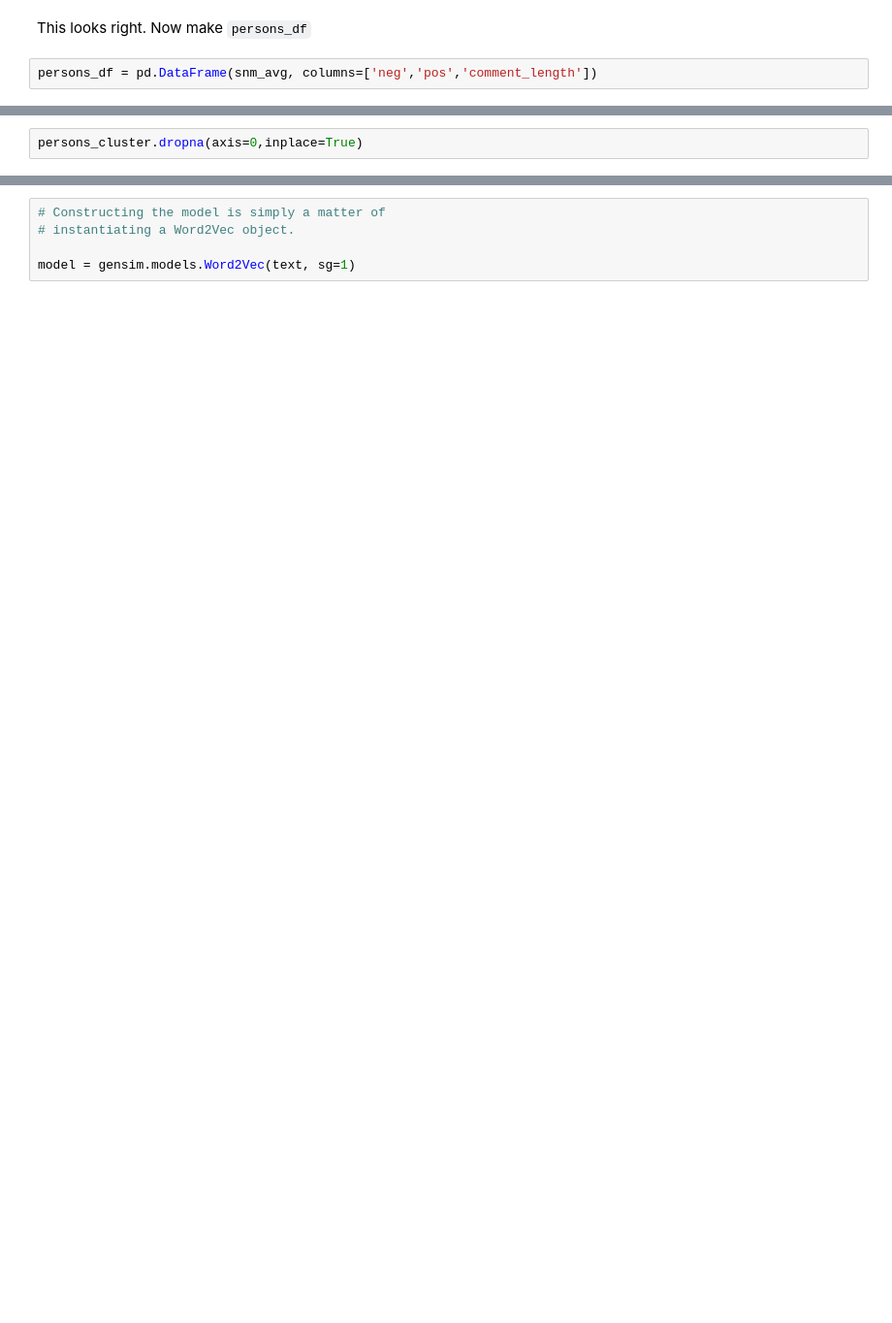
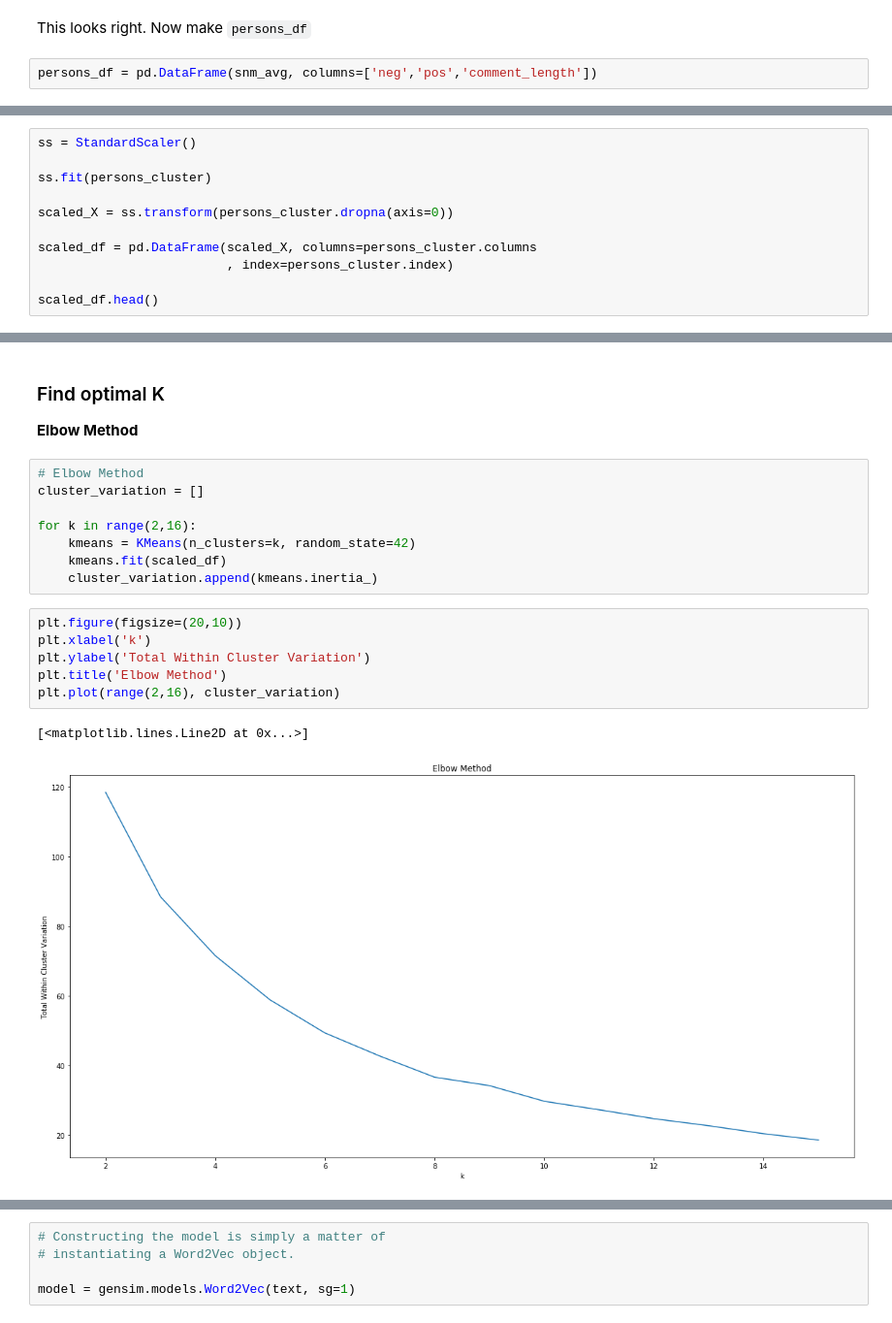
Before and after one commit to miaiseman/a-song-of-vice-and-higher, a Jupyter notebook: a_song_of_vice_and_higher.ipynb, the cells around one changed output, grey strips where cells are left out. Shown: that part at 97% size. Saved outputs shown, nothing was run; the diff lists cells and outputs as text; blank space fills up the shorter version.

Commit message:
update with latest data|embeddings|clusters

```diff
--- a/a_song_of_vice_and_higher.ipynb
+++ b/a_song_of_vice_and_higher.ipynb
@@ -392,2 +560,0 @@ persons_cluster.head()
-# %%
-persons_cluster.dropna(axis=0,inplace=True)
@@ -475,0 +567,11 @@ for comment in comments['comment']:
+# %%
+ss = StandardScaler()
+
+ss.fit(persons_cluster)
+
+scaled_X = ss.transform(persons_cluster.dropna(axis=0))
+
+scaled_df = pd.DataFrame(scaled_X, columns=persons_cluster.columns
+                         , index=persons_cluster.index)
+
+scaled_df.head()
@@ -475,0 +586,21 @@ for comment in comments['comment']:
+# %% [markdown]
+### Find optimal K
+
+**Elbow Method**
+# %%
+# Elbow Method
+cluster_variation = []
+
+for k in range(2,16):
+    kmeans = KMeans(n_clusters=k, random_state=42)
+    kmeans.fit(scaled_df)
+    cluster_variation.append(kmeans.inertia_)
+# %%
+plt.figure(figsize=(20,10))
+plt.xlabel('k')
+plt.ylabel('Total Within Cluster Variation')
+plt.title('Elbow Method')
+plt.plot(range(2,16), cluster_variation)
+# %% [output]
+[<matplotlib.lines.Line2D at 0x...>]
+[figure, added]
```
Also changed, not shown: parts of 304 cells of this notebook, 2 other files.
